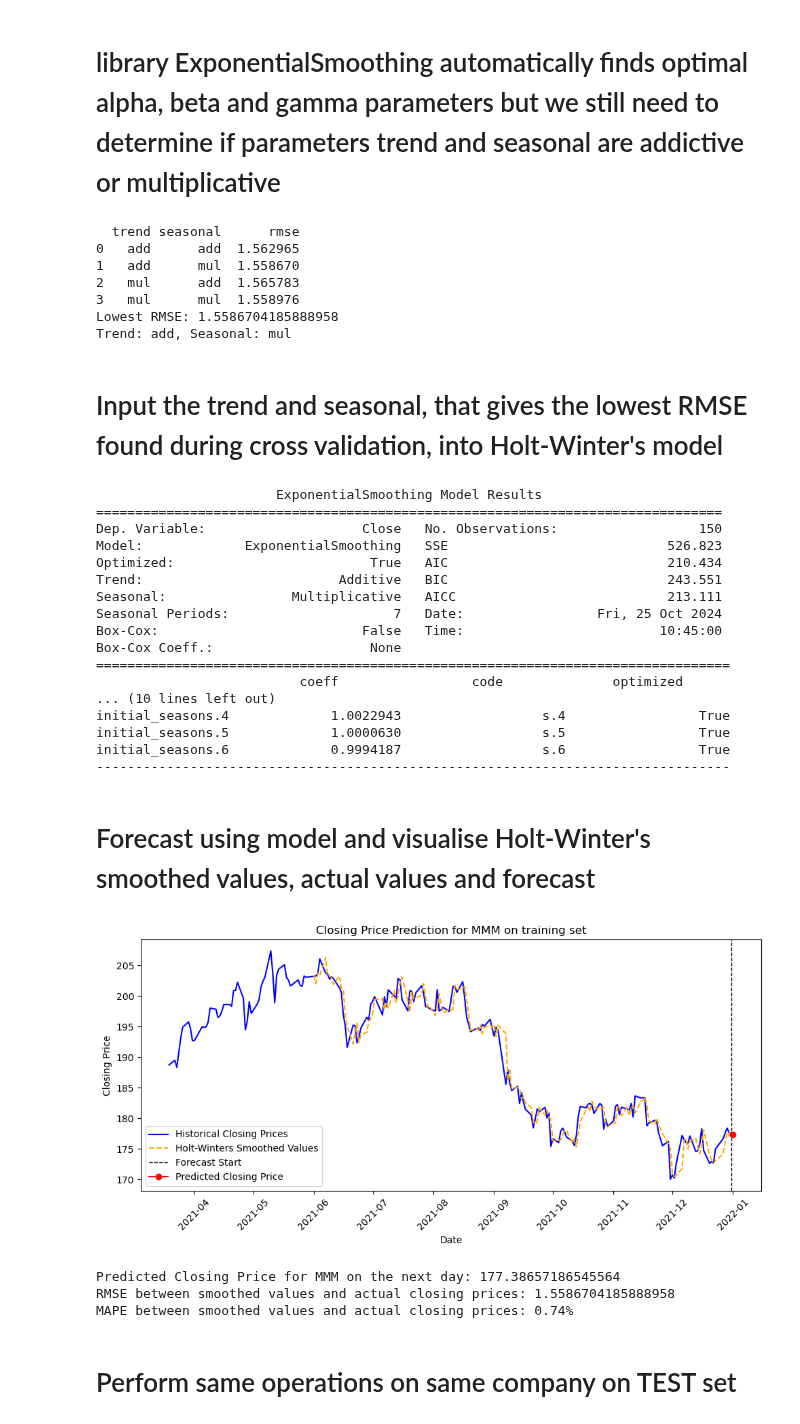
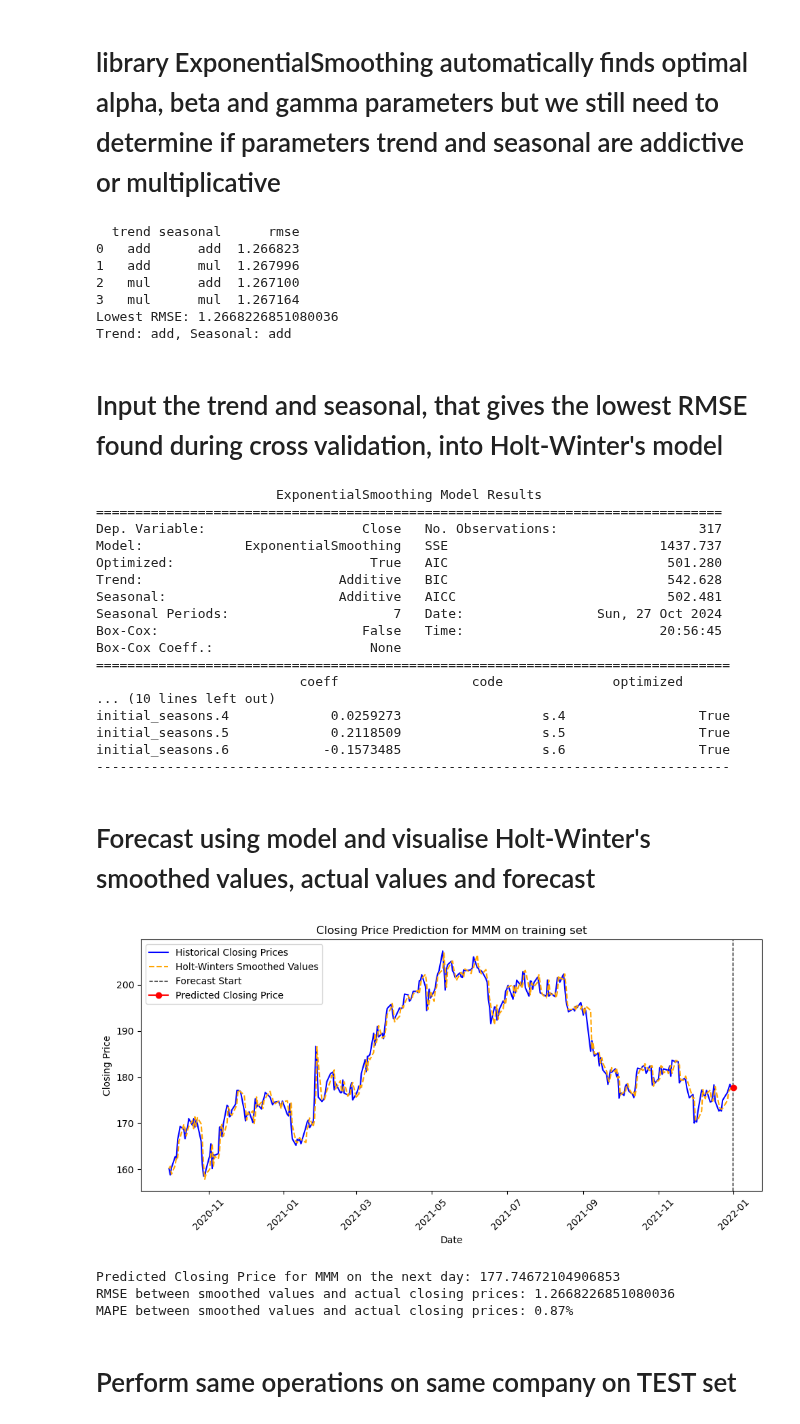
Before and after one commit to yothisisash/IT1244-Stock-Market, a Jupyter notebook: holt_winters_single_company_v2.ipynb, the cells around one changed output. Cells and saved outputs as stored; diff of their text form; code cells hidden in the pictures.

```diff
--- a/holt_winters_single_company_v2.ipynb
+++ b/holt_winters_single_company_v2.ipynb
@@ -47,11 +47,12 @@ Columns in the DataFrame: Index(['Date', 'Close', 'Volume', 'Symbol', 'News - Po
 # %%
-# Define the company of interest
+# YOU CAN CHANGE THE COMPANY SYMBOL HERE
+# to define the company of interest
 company = 'MMM'
 
 # Filter data for the specific company
 company_data = data[data['Symbol'] == company]
 
-# Check if the company data is empty
+# Check if company is in dataset
 if company_data.empty:
     raise ValueError(f"No data found for company: {company}")
 
@@ -62,8 +63,9 @@ company_data.set_index('Date', inplace=True)
 if len(company_data) < 5:
     raise ValueError("Not enough data to predict. At least 5 days are required.")
 
-# Use the last n days for modeling
-last_n_days = company_data['Close'].tail(150)
+# YOU CAN CHANGE HOW MANY DAYS YOU WANT TO TRAIN YOUR MODEL HERE
+# Take the last n days for modeling - we will use entire length of training set
+last_n_days = company_data['Close']
 
 # Ensure 'last_n_days' is not empty
 if last_n_days.empty:
@@ -96,7 +98,7 @@ for start in range(0, test_size, roll_window):
 
     for trend, seasonal in param_combinations:
         try:
-            model = ExponentialSmoothing(train, trend=trend, seasonal=seasonal, seasonal_periods=7)
+            model = ExponentialSmoothing(train, trend=trend, seasonal=seasonal, seasonal_periods=7) #weekly seasonality
             fit = model.fit()
 
             # Forecast the next value(s)
@@ -132,12 +134,12 @@ print(f"Lowest RMSE: {lowest_rmse_row['rmse']}")
 print(f"Trend: {lowest_trend}, Seasonal: {lowest_seasonal}")
 # %% [output]
   trend seasonal      rmse
-0   add      add  1.562965
-1   add      mul  1.558670
-2   mul      add  1.565783
-3   mul      mul  1.558976
-Lowest RMSE: 1.5586704185888958
-Trend: add, Seasonal: mul
+0   add      add  1.266823
+1   add      mul  1.267996
+2   mul      add  1.267100
+3   mul      mul  1.267164
+Lowest RMSE: 1.2668226851080036
+Trend: add, Seasonal: add
 # %% [markdown]
 # Input the trend and seasonal, that gives the lowest RMSE found during cross validation, into Holt-Winter's model
 # %%
@@ -153,56 +155,57 @@ print(model.summary())
 # %% [output]
                        ExponentialSmoothing Model Results
 ================================================================================
-Dep. Variable:                    Close   No. Observations:                  150
-Model:             ExponentialSmoothing   SSE                            526.823
-Optimized:                         True   AIC                            210.434
-Trend:                         Additive   BIC                            243.551
-Seasonal:                Multiplicative   AICC                           213.111
-Seasonal Periods:                     7   Date:                 Fri, 25 Oct 2024
-Box-Cox:                          False   Time:                         10:45:00
+Dep. Variable:                    Close   No. Observations:                  317
+Model:             ExponentialSmoothing   SSE                           1437.737
+Optimized:                         True   AIC                            501.280
+Trend:                         Additive   BIC                            542.628
+Seasonal:                      Additive   AICC                           502.481
+Seasonal Periods:                     7   Date:                 Sun, 27 Oct 2024
+Box-Cox:                          False   Time:                         20:56:45
 Box-Cox Coeff.:                    None
 =================================================================================
                           coeff                 code              optimized
 ... (10 lines left out)
-initial_seasons.4             1.0022943                  s.4                 True
-initial_seasons.5             1.0000630                  s.5                 True
-initial_seasons.6             0.9994187                  s.6                 True
+initial_seasons.4             0.0259273                  s.4                 True
+initial_seasons.5             0.2118509                  s.5                 True
+initial_seasons.6            -0.1573485                  s.6                 True
 ---------------------------------------------------------------------------------
 # %% [markdown]
 # Forecast using model and visualise Holt-Winter's smoothed values, actual values and forecast
 # %%
 # Forecast the next day's closing price
 forecast = model.forecast(steps=1)
 
 # Prepare data for visualization
-historical_m_data = company_data['Close'][-200:]  # Last m days for context
+# CHANGE number of m days you want to see the historical closing prices if you did not train entire training set
+historical_m_data = company_data['Close'][:]
 smoothed_values = model.fittedvalues
 
 # Visualization
 plt.figure(figsize=(10, 5))
 plt.plot(historical_m_data.index, historical_m_data, label='Historical Closing Prices', color='blue')
 plt.plot(smoothed_values.index, smoothed_values, label='Holt-Winters Smoothed Values', color='orange', linestyle='--')
 plt.axvline(x=historical_m_data.index[-1], color='black', linewidth=1, linestyle='--', label='Forecast Start')
 plt.plot(historical_m_data.index[-1] + pd.DateOffset(days=1), forecast, marker='o', label='Predicted Closing Price', color='red')
 plt.title(f'Closing Price Prediction for {company} on training set')
 plt.xlabel('Date')
 plt.ylabel('Closing Price')
 plt.legend()
 plt.xticks(rotation=45)
 plt.tight_layout()
 plt.show()
 
 # Output the predicted closing price and this model's RMSE and MAPE
 print(f'Predicted Closing Price for {company} on the next day: {forecast.iloc[0]}')
 print(f"RMSE between smoothed values and actual closing prices: {lowest_rmse_row['rmse']}")
 # Calculate Mean Absolute Percentage Error (MAPE)
 mape = np.mean(np.abs((last_n_days.values - smoothed_values.values) / last_n_days.values)) * 100
 print(f'MAPE between smoothed values and actual closing prices: {mape:.2f}%')
 # %% [output]
-[figure, old version]
+[figure, new version]
-Predicted Closing Price for MMM on the next day: 177.38657186545564
-RMSE between smoothed values and actual closing prices: 1.5586704185888958
-MAPE between smoothed values and actual closing prices: 0.74%
+Predicted Closing Price for MMM on the next day: 177.74672104906853
+RMSE between smoothed values and actual closing prices: 1.2668226851080036
+MAPE between smoothed values and actual closing prices: 0.87%
 # %% [markdown]
 # Perform same operations on same company on TEST set
 # %%
```
Also changed, not shown: parts of 3 cells of this notebook, 1 other file.
